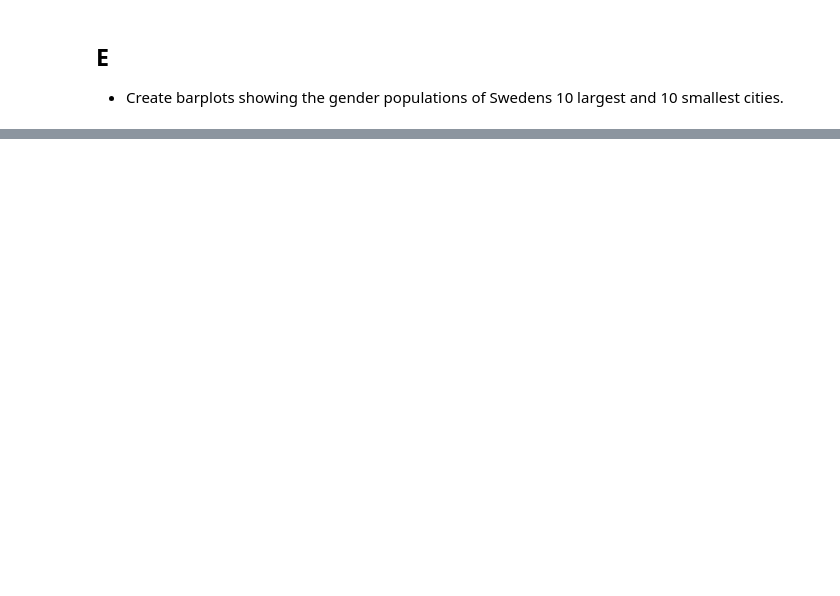
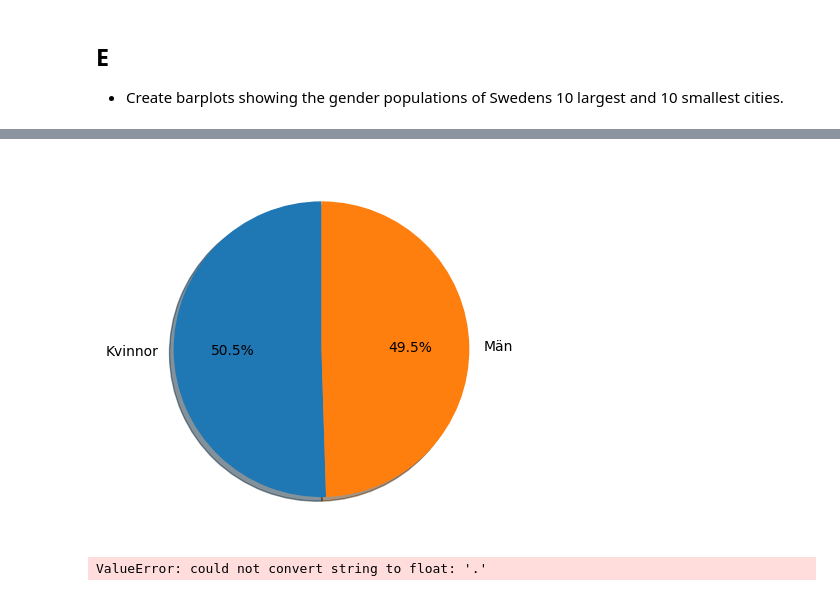
Before and after one commit to Danneftw1/Databehandling-Daniel-Nilsson, a Jupyter notebook: Exercises-Data-Behandling/Exercises-00.ipynb, the cells around one changed output, grey strips where cells are left out. Saved outputs shown, nothing was run; the diff lists cells and outputs as text; code cells hidden in the pictures; blank space fills up the shorter version.

```diff
--- a/Exercises-Data-Behandling/Exercises-00.ipynb
+++ b/Exercises-Data-Behandling/Exercises-00.ipynb
@@ -241,0 +265,11 @@ NameError: name 'merged_df_data' is not defined
+# %%
+
+female_pop = df["Folkmängd 2020"][0]
+male_pop = df["Folkmängd 2020"][1]
+pop_list = [female_pop, male_pop]
+mylabels = ["Kvinnor", "Män"]
+
+
+plt.pie(pop_list, startangle=90, labels=mylabels, autopct="%0.1f%%", shadow=True);
+# %% [output]
+[figure, added]
@@ -241,0 +279,17 @@ NameError: name 'merged_df_data' is not defined
+# %%
+#Konverterar relevanta kolumner till int
+
+df["Folkmängd 2020"] = df["Folkmängd 2020"].astype(int)
+df["Folkmängd 2019"] = df["Folkmängd 2019"].astype(int)
+
+
+df[df["Förändring"]]
+df["Förändring"] = df["Förändring"].astype(float)
+df["Total Förändring"] = df["Total Förändring"].astype(float)
+
+df["Total Pop 2020"] = df["Total Pop 2020"].astype(int)
+df["Total Pop 2019"] = df["Total Pop 2019"].astype(int)
+
+df.info()
+# %% [output]
+ValueError: could not convert string to float: '.'
```
Also changed, not shown: parts of 6 cells of this notebook, 1 other file.
